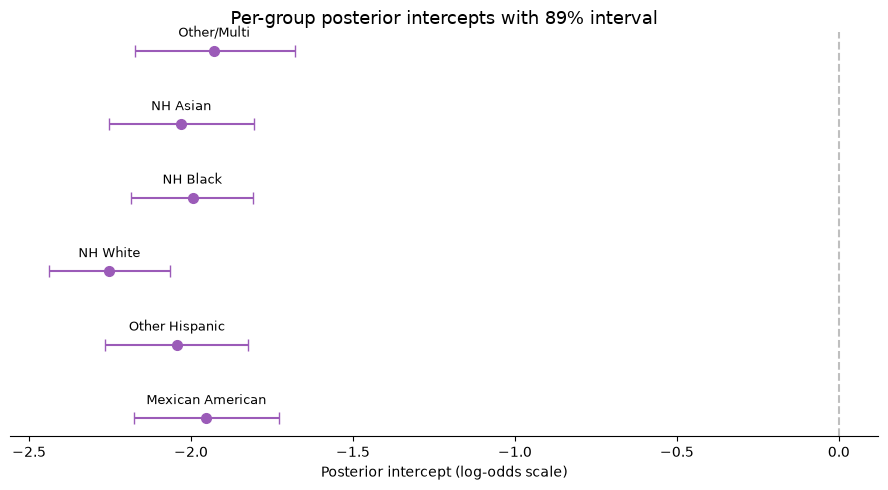
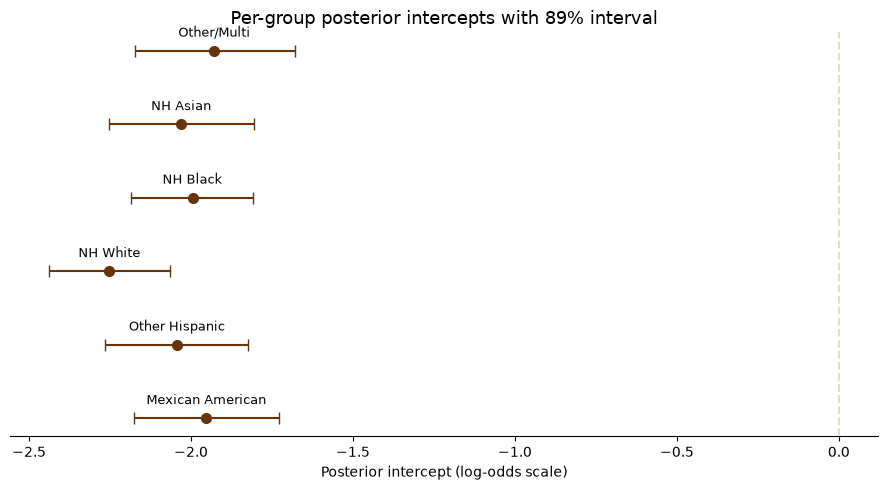
Unified diff of the notebook cell whose output changed from the first chart to the second:
--- before
+++ after
@@ -13,9 +13,9 @@
         mean, j,
         xerr=[[mean - lb], [ub - mean]],
-        fmt='o', color='#9B5BB8', capsize=4, markersize=7
+        fmt='o', color=PALETTE[2], capsize=4, markersize=7
     )
     ax.text(mean, j + 0.15, label, ha='center', va='bottom', fontsize=9)
 
-ax.axvline(0, color='gray', linestyle='--', alpha=0.5)
+ax.axvline(0, color=PALETTE[4], linestyle='--', alpha=0.5)
 ax.set_yticks([])
 ax.set_xlabel('Posterior intercept (log-odds scale)')

Commit: Added a colour palette